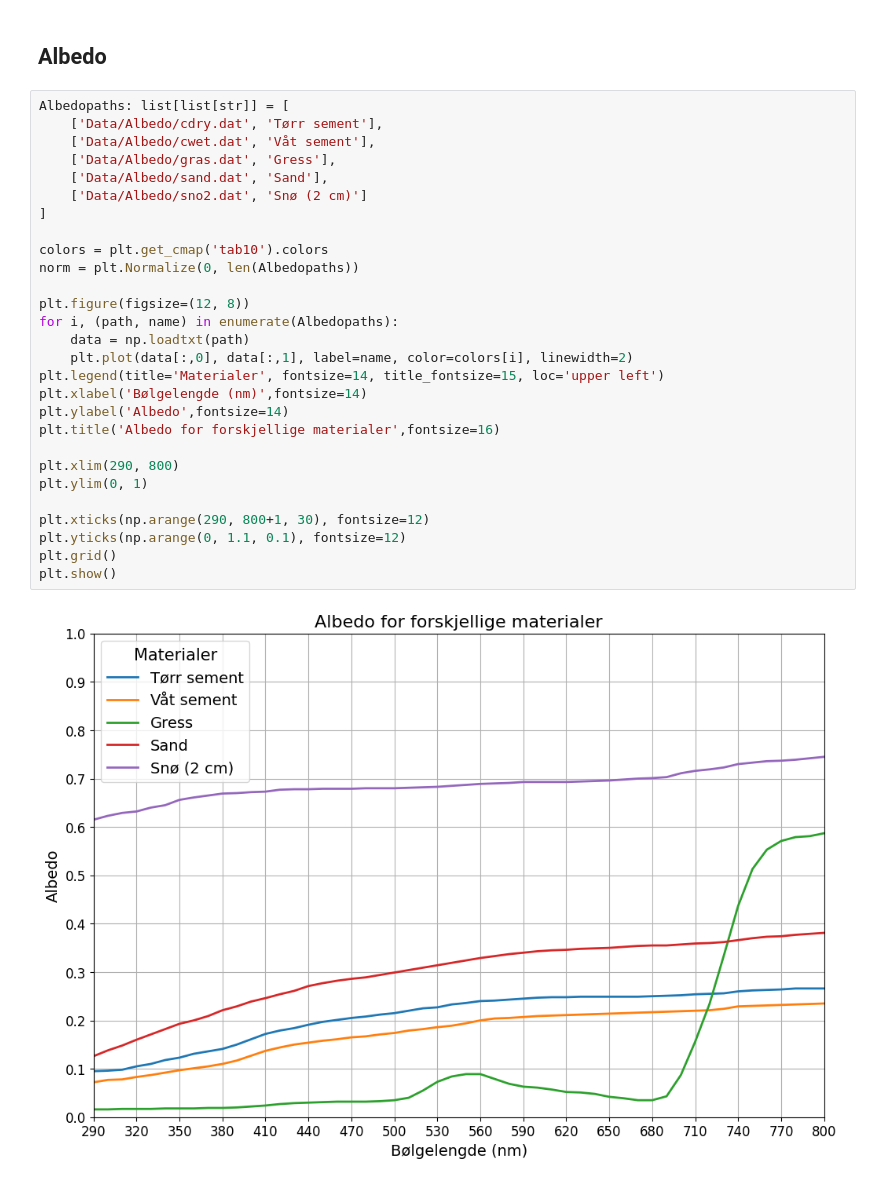
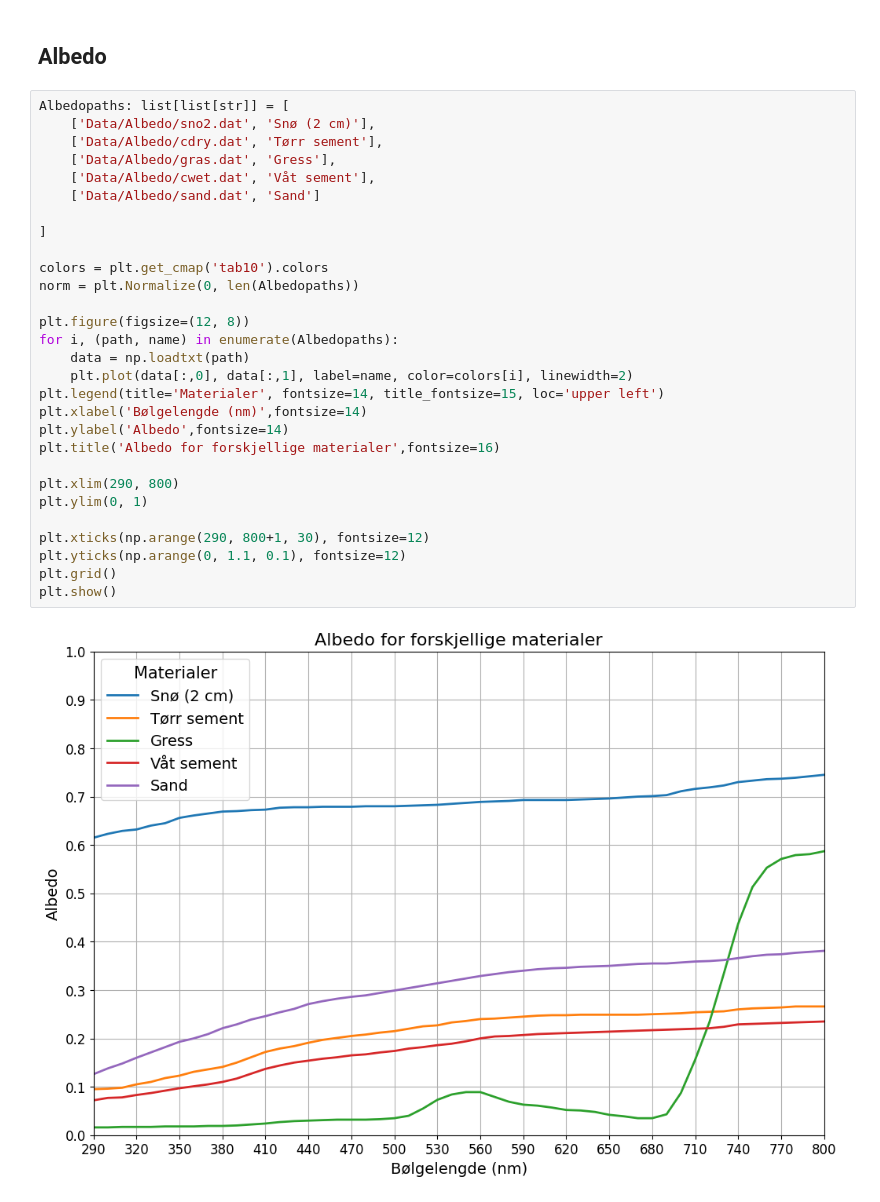
Before and after one commit to SkaugJr/FY3201-AtmFys, a Jupyter notebook: Miniprosjekt3/Analyse.ipynb, the cells around one changed output. Saved outputs shown, nothing was run; the diff lists cells and outputs as text.

```diff
--- a/Miniprosjekt3/Analyse.ipynb
+++ b/Miniprosjekt3/Analyse.ipynb
@@ -11,31 +11,32 @@ import scipy as sp
 ## Albedo
 # %%
 Albedopaths: list[list[str]] = [
+    ['Data/Albedo/sno2.dat', 'Snø (2 cm)'],
     ['Data/Albedo/cdry.dat', 'Tørr sement'],
+    ['Data/Albedo/gras.dat', 'Gress'],
     ['Data/Albedo/cwet.dat', 'Våt sement'],
-    ['Data/Albedo/gras.dat', 'Gress'],
-    ['Data/Albedo/sand.dat', 'Sand'],
-    ['Data/Albedo/sno2.dat', 'Snø (2 cm)']
+    ['Data/Albedo/sand.dat', 'Sand']
+
 ]
 
 colors = plt.get_cmap('tab10').colors
 norm = plt.Normalize(0, len(Albedopaths))
 
 plt.figure(figsize=(12, 8))
 for i, (path, name) in enumerate(Albedopaths):
     data = np.loadtxt(path)
     plt.plot(data[:,0], data[:,1], label=name, color=colors[i], linewidth=2)
 plt.legend(title='Materialer', fontsize=14, title_fontsize=15, loc='upper left')
 plt.xlabel('Bølgelengde (nm)',fontsize=14)
 plt.ylabel('Albedo',fontsize=14)
 plt.title('Albedo for forskjellige materialer',fontsize=16)
 
 plt.xlim(290, 800)
 plt.ylim(0, 1)
 
 plt.xticks(np.arange(290, 800+1, 30), fontsize=12)
 plt.yticks(np.arange(0, 1.1, 0.1), fontsize=12)
 plt.grid()
 plt.show()
 # %% [output]
-[figure, old version]
+[figure, new version]
```
Also changed, not shown: parts of 3 cells of this notebook, 4 other files.
